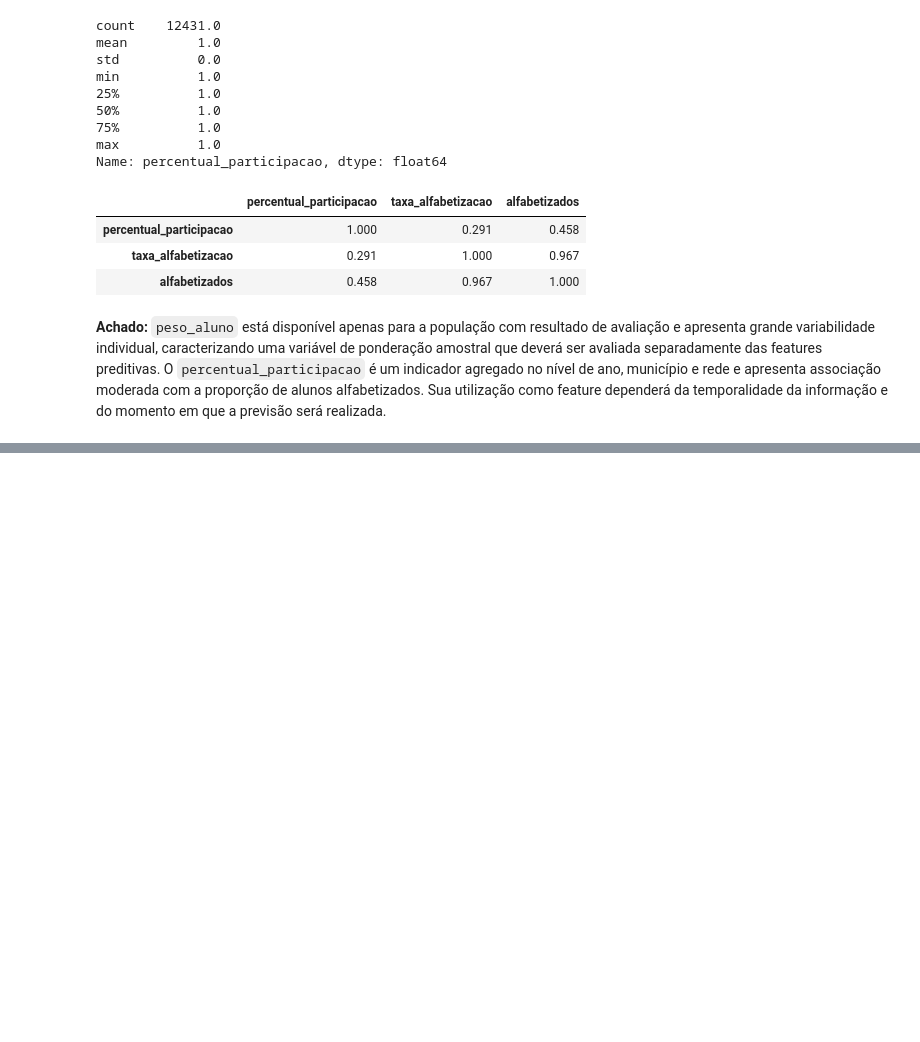
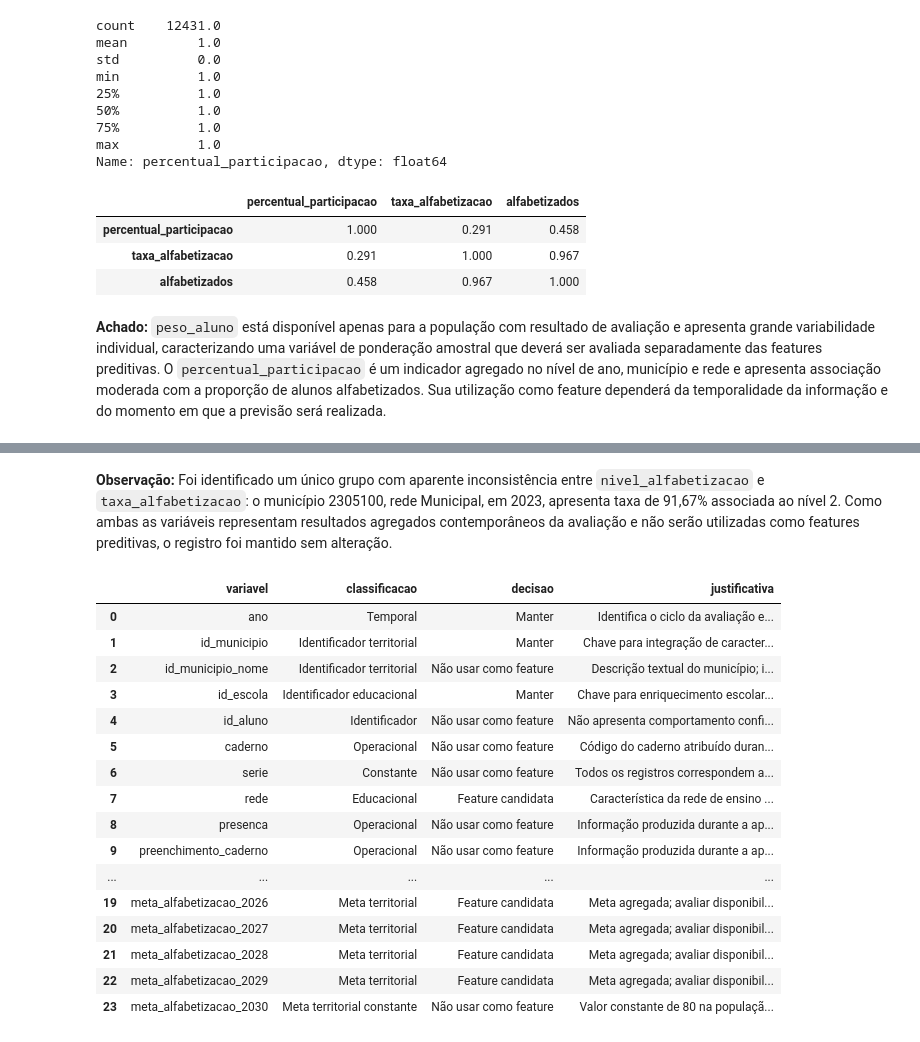
Before and after one commit to erick00denner/tech_challenge_3_alfabetizacao, a Jupyter notebook: notebooks/01_eda_alunos_modelagem.ipynb, the cells around one changed output, grey strips where cells are left out. Saved outputs shown, nothing was run; the diff lists cells and outputs as text; code cells hidden in the pictures; blank space fills up the shorter version.

```diff
--- a/notebooks/01_eda_alunos_modelagem.ipynb
+++ b/notebooks/01_eda_alunos_modelagem.ipynb
@@ -780,0 +1190,49 @@ participacao_grupo[
+# %% [markdown]
+**Observação:** Foi identificado um único grupo com aparente inconsistência entre `nivel_alfabetizacao` e `taxa_alfabetizacao`: o município 2305100, rede Municipal, em 2023, apresenta taxa de 91,67% associada ao nível 2. Como ambas as variáveis representam resultados agregados contemporâneos da avaliação e não serão utilizadas como features preditivas, o registro foi mantido sem alteração.
+# %%
+inventario_variaveis = pd.DataFrame([
+    ["ano", "Temporal", "Manter", "Identifica o ciclo da avaliação e define a separação temporal."],
+    ["id_municipio", "Identificador territorial", "Manter", "Chave para integração de características territoriais e socioeconômicas."],
+    ["id_municipio_nome", "Identificador territorial", "Não usar como feature", "Descrição textual do município; id_municipio será utilizado como chave."],
+    ["id_escola", "Identificador educacional", "Manter", "Chave para enriquecimento escolar e agrupamento da validação."],
+    ["id_aluno", "Identificador", "Não usar como feature", "Não apresenta comportamento confiável como identificador longitudinal."],
+    ["caderno", "Operacional", "Não usar como feature", "Código do caderno atribuído durante a aplicação da prova."],
+    ["serie", "Constante", "Não usar como feature", "Todos os registros correspondem ao 2º ano do Ensino Fundamental."],
+    ["rede", "Educacional", "Feature candidata", "Característica da rede de ensino disponível independentemente do resultado da prova."],
+    ["presenca", "Operacional", "Não usar como feature", "Informação produzida durante a aplicação da avaliação."],
+    ["preenchimento_caderno", "Operacional", "Não usar como feature", "Informação produzida durante a aplicação da avaliação."],
+    ["alfabetizado", "Target", "Target", "Variável resposta do problema de classificação."],
+    ["proficiencia", "Leakage direto", "Não usar como feature", "Define diretamente o target pelo ponto de corte de 743."],
+    ["peso_aluno", "Ponderação", "Não usar como feature", "Peso estatístico associado ao aluno avaliado; avaliar uso como ponderação."],
+    ["taxa_alfabetizacao", "Resultado agregado", "Não usar como feature contemporânea", "Resultado agregado do mesmo ciclo, fortemente relacionado ao target."],
+    ["media_portugues", "Resultado agregado", "Não usar como feature contemporânea", "Resultado agregado de desempenho do mesmo ciclo."],
+    ["nivel_alfabetizacao", "Resultado agregado", "Não usar como feature contemporânea", "Indicador agregado associado ao desempenho do mesmo ciclo."],
+    ["percentual_participacao", "Resultado agregado operacional", "Não usar como feature contemporânea", "Participação observada na própria edição da avaliação."],
+    ["meta_alfabetizacao_2024", "Meta territorial", "Feature candidata", "Meta agregada; avaliar disponibilidade temporal e redundância."],
+    ["meta_alfabetizacao_2025", "Meta territorial", "Feature candidata", "Meta agregada; avaliar disponibilidade temporal e redundância."],
+    ["meta_alfabetizacao_2026", "Meta territorial", "Feature candidata", "Meta agregada; avaliar disponibilidade temporal e redundância."],
+    ["meta_alfabetizacao_2027", "Meta territorial", "Feature candidata", "Meta agregada; avaliar disponibilidade temporal e redundância."],
+    ["meta_alfabetizacao_2028", "Meta territorial", "Feature candidata", "Meta agregada; avaliar disponibilidade temporal e redundância."],
+    ["meta_alfabetizacao_2029", "Meta territorial", "Feature candidata", "Meta agregada; avaliar disponibilidade temporal e redundância."],
+    ["meta_alfabetizacao_2030", "Meta territorial constante", "Não usar como feature", "Valor constante de 80 na população observada, sem poder discriminativo."],
+], columns=["variavel", "classificacao", "decisao", "justificativa"])
+
+inventario_variaveis
+# %% [output]
+|  | variavel | classificacao | decisao | justificativa |
+| 0 | ano | Temporal | Manter | Identifica o ciclo da avaliação e... |
+| 1 | id_municipio | Identificador territorial | Manter | Chave para integração de caracter... |
+| 2 | id_municipio_nome | Identificador territorial | Não usar como feature | Descrição textual do município; i... |
+| 3 | id_escola | Identificador educacional | Manter | Chave para enriquecimento escolar... |
+| 4 | id_aluno | Identificador | Não usar como feature | Não apresenta comportamento confi... |
+| 5 | caderno | Operacional | Não usar como feature | Código do caderno atribuído duran... |
+| 6 | serie | Constante | Não usar como feature | Todos os registros correspondem a... |
+| 7 | rede | Educacional | Feature candidata | Característica da rede de ensino ... |
+| 8 | presenca | Operacional | Não usar como feature | Informação produzida durante a ap... |
+| 9 | preenchimento_caderno | Operacional | Não usar como feature | Informação produzida durante a ap... |
+| ... | ... | ... | ... | ... |
+| 19 | meta_alfabetizacao_2026 | Meta territorial | Feature candidata | Meta agregada; avaliar disponibil... |
+| 20 | meta_alfabetizacao_2027 | Meta territorial | Feature candidata | Meta agregada; avaliar disponibil... |
+| 21 | meta_alfabetizacao_2028 | Meta territorial | Feature candidata | Meta agregada; avaliar disponibil... |
+| 22 | meta_alfabetizacao_2029 | Meta territorial | Feature candidata | Meta agregada; avaliar disponibil... |
+| 23 | meta_alfabetizacao_2030 | Meta territorial constante | Não usar como feature | Valor constante de 80 na populaçã... |
```
Also changed, not shown: parts of 38 cells of this notebook, 3 other files.
